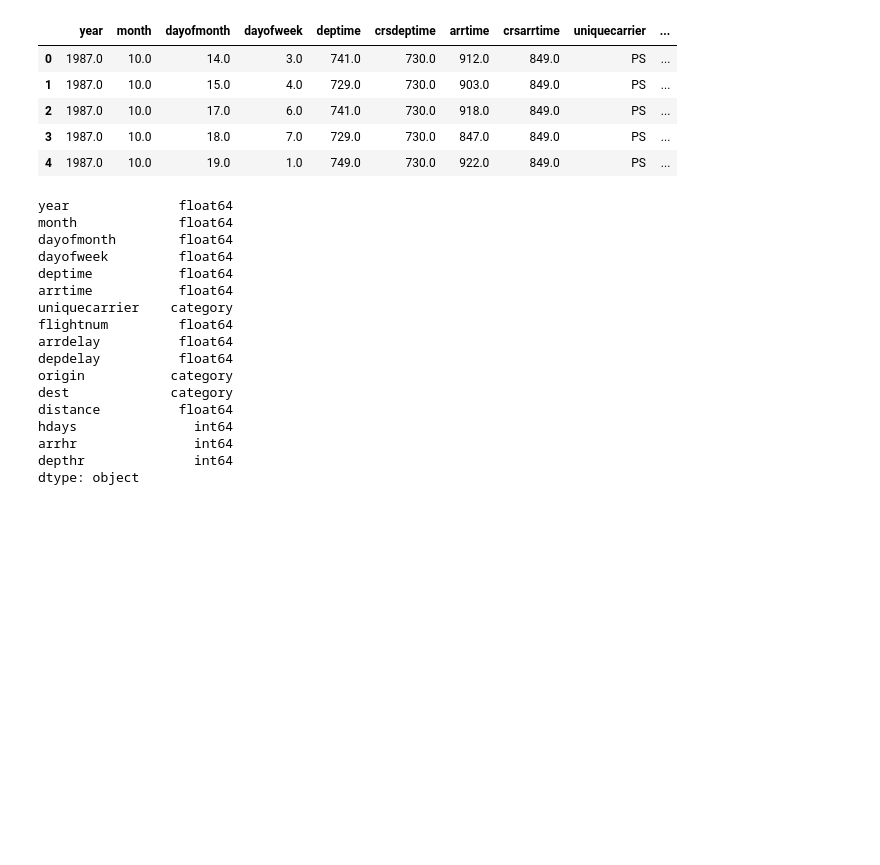
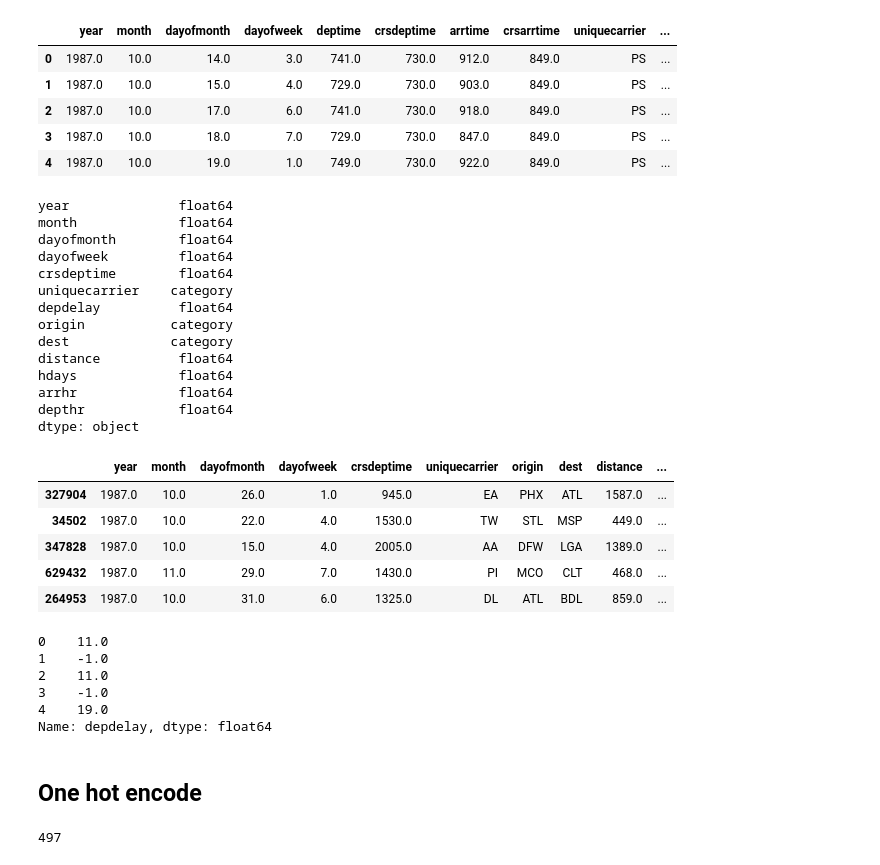
Before and after one commit to elkinst65/QTW_14, a Jupyter notebook: MSDS7333-Case14-mb.ipynb, the cells around one changed output. Drawn from its saved outputs; the diff is of its cells as text; code cells hidden in the pictures; blank space fills up the shorter version.

```diff
--- a/MSDS7333-Case14-mb.ipynb
+++ b/MSDS7333-Case14-mb.ipynb
@@ -397,11 +394,11 @@ def days_until_holiday(d):
 
 # create days from nearest holiday column
 df_csv['hdays'] = df_csv.apply(lambda r: days_until_holiday(datetime(int(r.year), int(r.month), int(r.dayofmonth))),
-                               meta=int, axis=1)
+                               meta=float, axis=1)
 
 # convert scheduled arrival and departure into hrs
-df_csv['arrhr'] = df_csv.apply(lambda r: np.trunc(r.crsarrtime / 100.), meta=int, axis=1)
-df_csv['depthr'] = df_csv.apply(lambda r: np.trunc(r.crsdeptime / 100.), meta=int, axis=1)
+df_csv['arrhr'] = df_csv.apply(lambda r: np.trunc(r.crsarrtime / 100.), meta=float, axis=1)
+df_csv['depthr'] = df_csv.apply(lambda r: np.trunc(r.crsdeptime / 100.), meta=float, axis=1)
 
 df_csv.head()
 # %% [output]
@@ -413,7 +410,7 @@ df_csv.head()
 | 4 | 1987.0 | 10.0 | 19.0 | 1.0 | 749.0 | 730.0 | 922.0 | 849.0 | PS | ... |
 # %%
 # drop columns we don't need or want
-df_csv = df_csv.drop(['crsarrtime', 'crsdeptime'], axis=1)
+df_csv = df_csv.drop(['crsarrtime', 'arrdelay', 'deptime', 'arrtime', 'flightnum'], axis=1)
 # %%
 df_csv.dtypes
 # %% [output]
@@ -421,16 +418,44 @@ year              float64
 month             float64
 dayofmonth        float64
 dayofweek         float64
-deptime           float64
-arrtime           float64
+crsdeptime        float64
 uniquecarrier    category
-flightnum         float64
-arrdelay          float64
 depdelay          float64
 origin           category
 dest             category
 distance          float64
-hdays               int64
-arrhr               int64
-depthr              int64
+hdays             float64
+arrhr             float64
+depthr            float64
 dtype: object
+# %%
+# random sample of data
+X = df_csv.sample(frac=0.2)
+
+y = df_csv.depdelay
+
+X['crsdeptime'] = X['crsdeptime'].clip(upper=2399)
+del X['depdelay']
+
+X, y = persist(X, y)
+progress(X, y)
+# %%
+X.head()
+# %% [output]
+|  | year | month | dayofmonth | dayofweek | crsdeptime | uniquecarrier | origin | dest | distance | ... |
+| 327904 | 1987.0 | 10.0 | 26.0 | 1.0 | 945.0 | EA | PHX | ATL | 1587.0 | ... |
+| 34502 | 1987.0 | 10.0 | 22.0 | 4.0 | 1530.0 | TW | STL | MSP | 449.0 | ... |
+| 347828 | 1987.0 | 10.0 | 15.0 | 4.0 | 2005.0 | AA | DFW | LGA | 1389.0 | ... |
+| 629432 | 1987.0 | 11.0 | 29.0 | 7.0 | 1430.0 | PI | MCO | CLT | 468.0 | ... |
+| 264953 | 1987.0 | 10.0 | 31.0 | 6.0 | 1325.0 | DL | ATL | BDL | 859.0 | ... |
+# %%
+y.head()
+# %% [output]
+0    11.0
+1    -1.0
+2    11.0
+3    -1.0
+4    19.0
+Name: depdelay, dtype: float64
+# %% [markdown]
+## One hot encode
@@ -436,0 +464,4 @@ dtype: object
+# %%
+len(X2.columns)
+# %% [output]
+497
```
Also changed, not shown: parts of 13 cells of this notebook.
